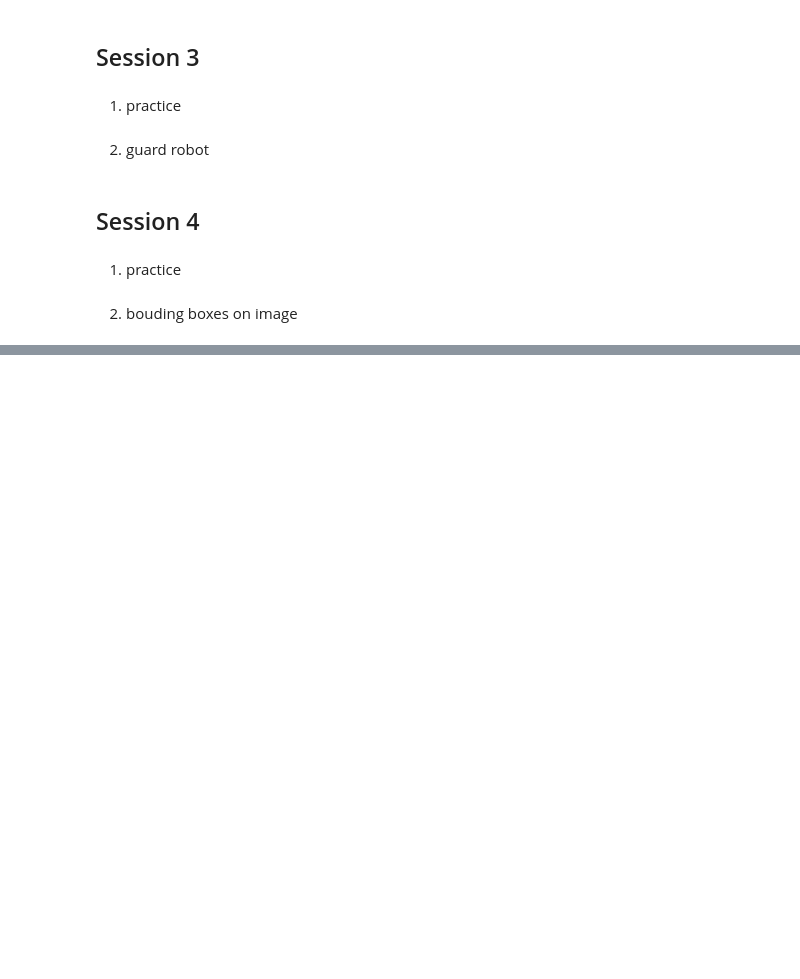
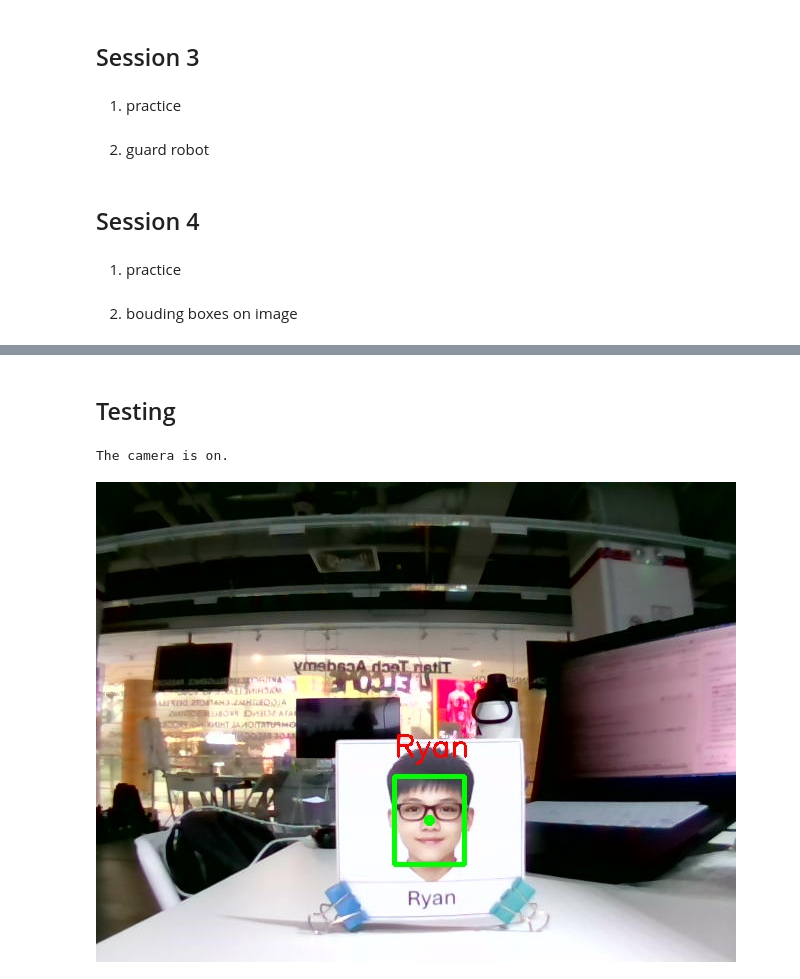
Before and after one commit to mblijian/VS-Code, a Jupyter notebook: L4T1/L4313T1_Sun_1pm.ipynb, the cells around one changed output, grey strips where cells are left out. Saved outputs shown, nothing was run; the diff lists cells and outputs as text; code cells hidden in the pictures; blank space fills up the shorter version.

```diff
--- a/L4T1/L4313T1_Sun_1pm.ipynb
+++ b/L4T1/L4313T1_Sun_1pm.ipynb
@@ -1787,0 +1789,32 @@ else:
+# %% [markdown]
+## Testing
+# %%
+# step 1: load face recognition model
+import time
+got.load_models(['face_recognition'])
+time.sleep(0.5)
+# step 2: open camera and took photo
+got.open_camera()
+print("The camera is on.")
+picture_raw = got.read_camera_data()
+picture_1D = np.frombuffer(picture_raw,np.uint8)
+picture_bgr = cv2.imdecode(picture_1D,cv2.IMREAD_COLOR)
+# step 3: define face_info
+face_info = got.get_face_recognition_total_info()
+
+if picture_bgr is None or len(face_info) == 0:
+    print("I can not find the image or the face.")
+else:
+    face_x = int(face_info[0][1])
+    face_y = int(face_info[0][2])
+    face_height = int(face_info[0][3])
+    face_width = int(face_info[0][4])
+    cv2.rectangle(picture_bgr,(face_x-face_width//2,face_y-face_height//2),(face_x+face_width//2,face_y+face_height//2),(0,255,0),3)
+    cv2.putText(picture_bgr,"Ryan",(face_x-face_width//2,face_y-face_height//2-20),cv2.FONT_HERSHEY_SIMPLEX,1,(0,0,255),2)
+    cv2.circle(picture_bgr,(face_x,face_y),3,(0,255,0),3)
+    jpg_ok,jpg = cv2.imencode(".jpg",picture_bgr)
+    if jpg_ok:
+        display(Image(data=jpg.tobytes()))
+# %% [output]
+The camera is on.
+[figure, added]
```
Also changed, not shown: parts of 4 cells of this notebook, 2 other files.
